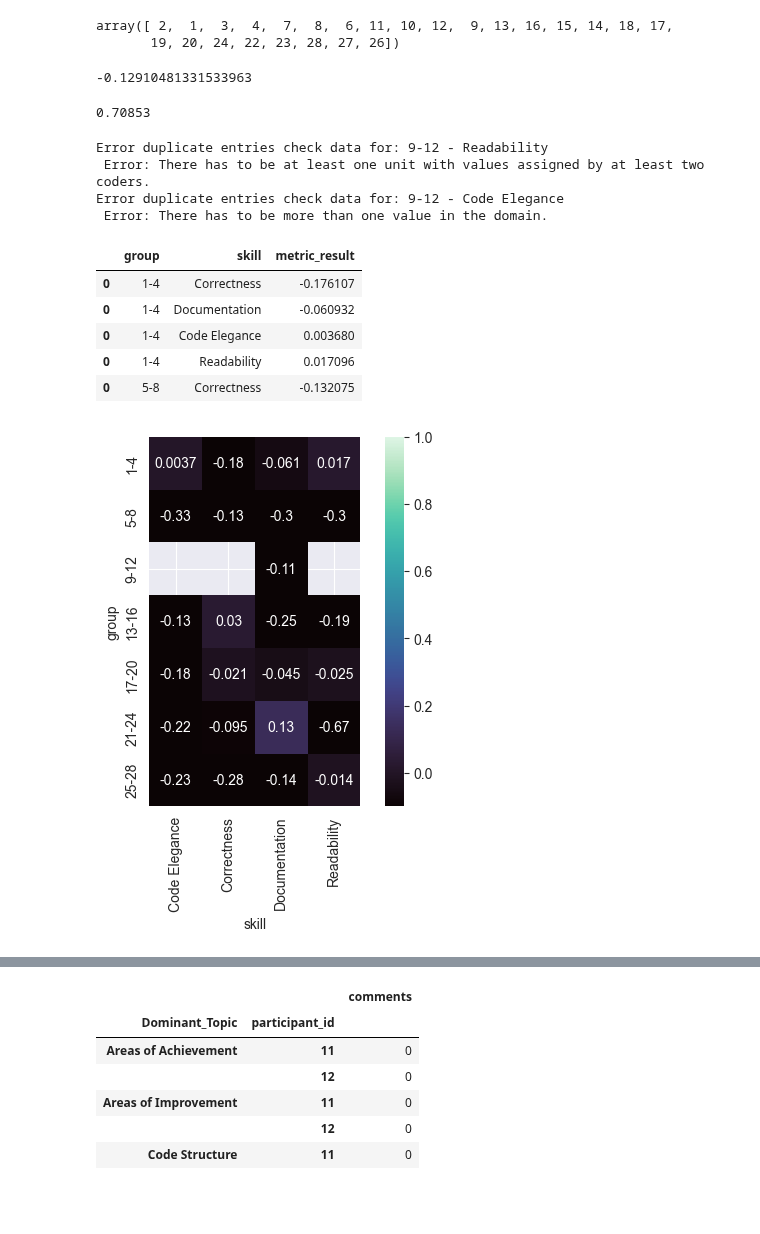
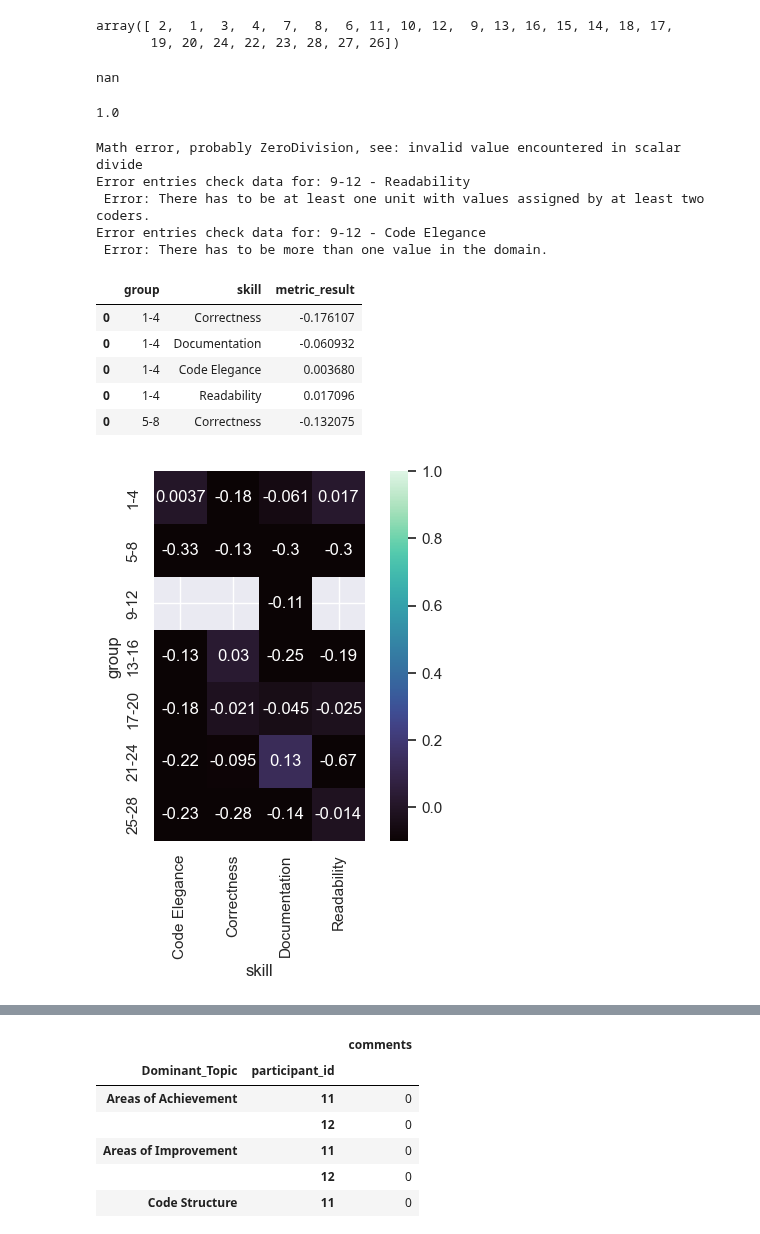
Before and after one commit to m-messer/Consistency_In_Grading_Analysis, a Jupyter notebook: feedback/feedback_inter_consistency.ipynb, the cells around one changed output, grey strips where cells are left out. Drawn from its saved outputs; the diff is of its cells as text; code cells hidden in the pictures; blank space fills up the shorter version.

Commit message:
PHD-777 Confirmed AC1 and Alpha calculations for group 9-12 and added better handling from RuntimeWarnings

```diff
--- a/feedback/feedback_inter_consistency.ipynb
+++ b/feedback/feedback_inter_consistency.ipynb
@@ -248,9 +265,9 @@ def calculate_krippendorrf_alpha(skill, group):
 
     return krippendorff.alpha(pivot.to_numpy(), level_of_measurement='nominal')
 # %%
-calculate_krippendorrf_alpha('Code Elegance', '13-16')
+calculate_krippendorrf_alpha('Correctness', '9-12')
 # %% [output]
--0.12910481331533963
+nan
 # %%
 def calculate_ac1(skill, group):
     skill_df = dominant_df[dominant_df['skill'] == skill][['participant_id', 'assignment_number', 'group', 'Dominant_Topic']].copy()
@@ -263,9 +281,9 @@ def calculate_ac1(skill, group):
 
     return cac.gwet()['est']['coefficient_value']
 # %%
-calculate_ac1('Correctness', '13-16')
+calculate_ac1('Correctness', '9-12')
 # %% [output]
-0.70853
+1.0
 # %%
 def calculate_all_reliability_metric(metric):
     results_df = None
@@ -279,7 +297,10 @@ def calculate_all_reliability_metric(metric):
                     metric_result = calculate_ac1(skill, group)
 
             except ValueError as e:
-                print(f'Error duplicate entries check data for: {group} - {skill} \n Error: {e}')
+                print(f'Error entries check data for: {group} - {skill} \n Error: {e}')
+                metric_result = np.nan
+            except RuntimeWarning as e:
+                print(f'Math error, probably ZeroDivision, see: {e}')
                 metric_result = np.nan
 
             results_df = pd.concat([results_df, pd.DataFrame({
@@ -294,9 +315,10 @@ def calculate_all_reliability_metric(metric):
 alpha_df = calculate_all_reliability_metric('krippendorff').sort_values(by='group')
 alpha_df.head()
 # %% [output]
-Error duplicate entries check data for: 9-12 - Readability
+Math error, probably ZeroDivision, see: invalid value encountered in scalar divide
+Error entries check data for: 9-12 - Readability
  Error: There has to be at least one unit with values assigned by at least two coders.
-Error duplicate entries check data for: 9-12 - Code Elegance
+Error entries check data for: 9-12 - Code Elegance
  Error: There has to be more than one value in the domain.
 |  | group | skill | metric_result |
 | 0 | 1-4 | Correctness | -0.176107 |
@@ -307,11 +329,11 @@ Error duplicate entries check data for: 9-12 - Code Elegance
 # %%
 # Errors thrown here as 9-12 only has one rater in two topics
 
 pivot_df = alpha_df.pivot(index='group', columns='skill', values='metric_result')#.transpose()
 g = sns.heatmap(pivot_df, annot=True, cmap=sns.color_palette("mako", as_cmap=True), square=True, vmin=-0.1, vmax=1)
-g.get_figure().savefig('plots/krippendorrf.pdf', bbox_inches='tight')
+# g.get_figure().savefig('plots/krippendorrf.pdf', bbox_inches='tight')
 # %% [output]
-[figure, old version]
+[figure, new version]
 # %%
 # Errors thrown here as 9-12 only has one rater in two topics
 
```
Also changed, not shown: parts of 9 cells of this notebook.
